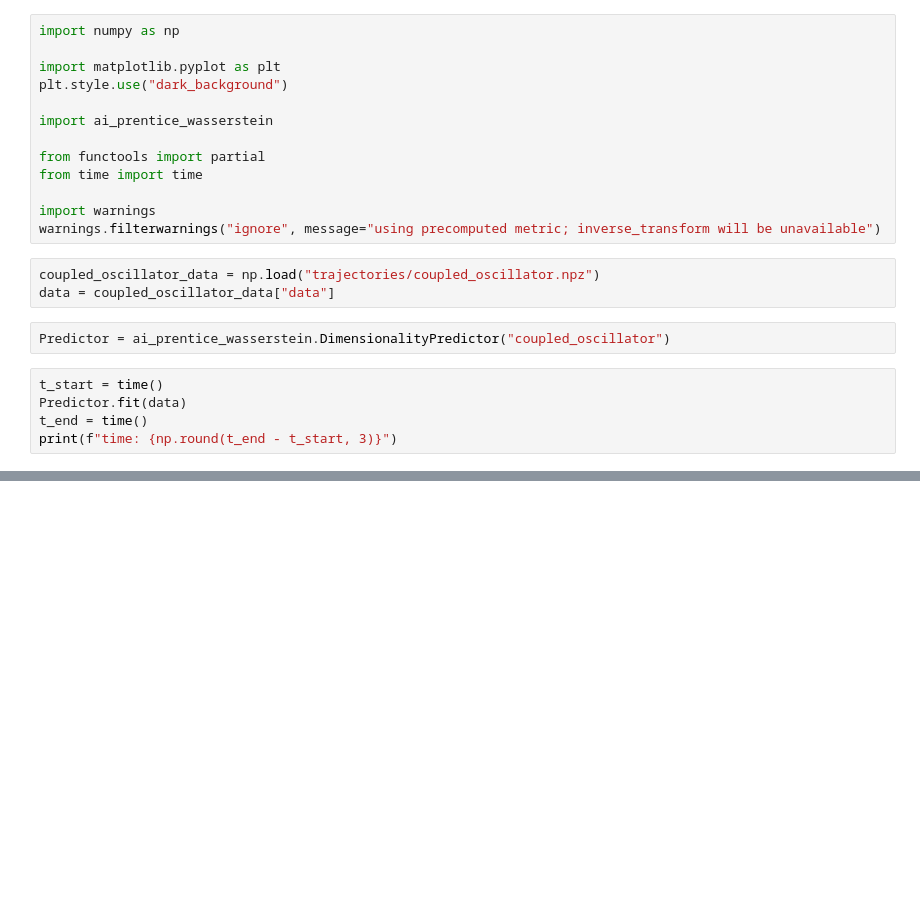
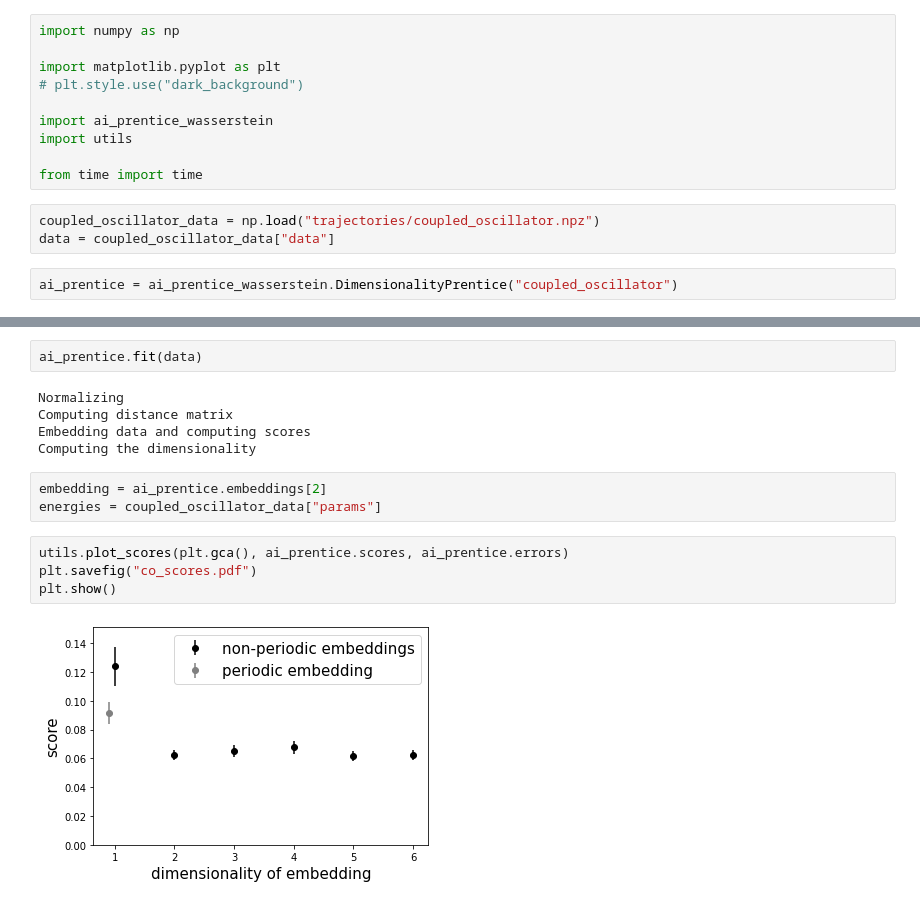
Before and after one commit to waleko/ai-prentice-conservation-laws, a Jupyter notebook: prentice_coupled_oscillator.ipynb, the cells around one changed output, grey strips where cells are left out. Cells and saved outputs as stored; diff of their text form; blank space fills up the shorter version.

Commit message:
refactoring prentice wasserstein

```diff
--- a/prentice_coupled_oscillator.ipynb
+++ b/prentice_coupled_oscillator.ipynb
@@ -2,22 +2,14 @@
 import numpy as np
 
 import matplotlib.pyplot as plt
-plt.style.use("dark_background")
+# plt.style.use("dark_background")
 
 import ai_prentice_wasserstein
+import utils
 
-from functools import partial
 from time import time
-
-import warnings
-warnings.filterwarnings("ignore", message="using precomputed metric; inverse_transform will be unavailable")
 # %%
 coupled_oscillator_data = np.load("trajectories/coupled_oscillator.npz")
 data = coupled_oscillator_data["data"]
 # %%
-Predictor = ai_prentice_wasserstein.DimensionalityPredictor("coupled_oscillator")
+ai_prentice = ai_prentice_wasserstein.DimensionalityPrentice("coupled_oscillator")
-# %%
-t_start = time()
-Predictor.fit(data)
-t_end = time()
-print(f"time: {np.round(t_end - t_start, 3)}")
@@ -38,0 +16,16 @@ Predictor.show_results(plt, coupled_oscillator_data["params"], ["E1", "E2"])
+# %%
+ai_prentice.fit(data)
+# %% [output]
+Normalizing
+Computing distance matrix
+Embedding data and computing scores
+Computing the dimensionality
+# %%
+embedding = ai_prentice.embeddings[2]
+energies = coupled_oscillator_data["params"]
+# %%
+utils.plot_scores(plt.gca(), ai_prentice.scores, ai_prentice.errors)
+plt.savefig("co_scores.pdf")
+plt.show()
+# %% [output]
+[figure, added]
```
Also changed, not shown: parts of 7 cells of this notebook, 14 other files.
